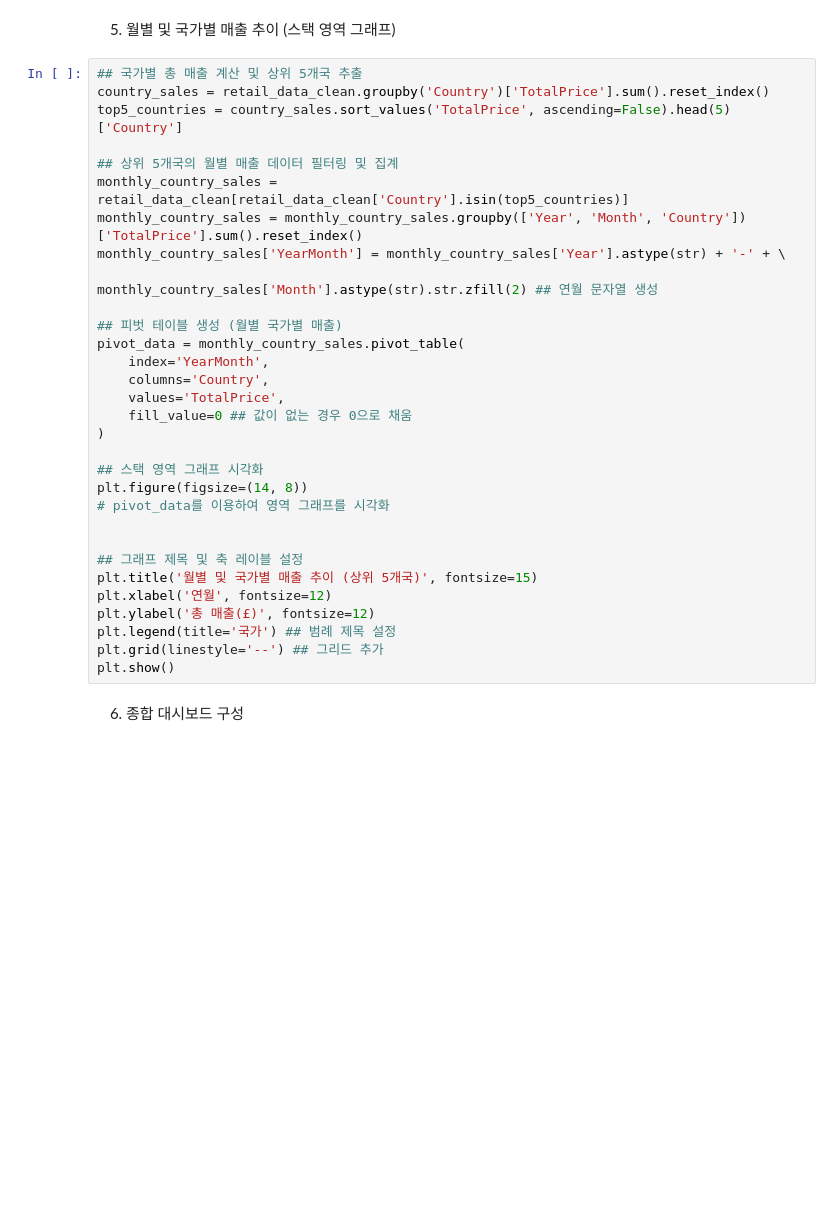
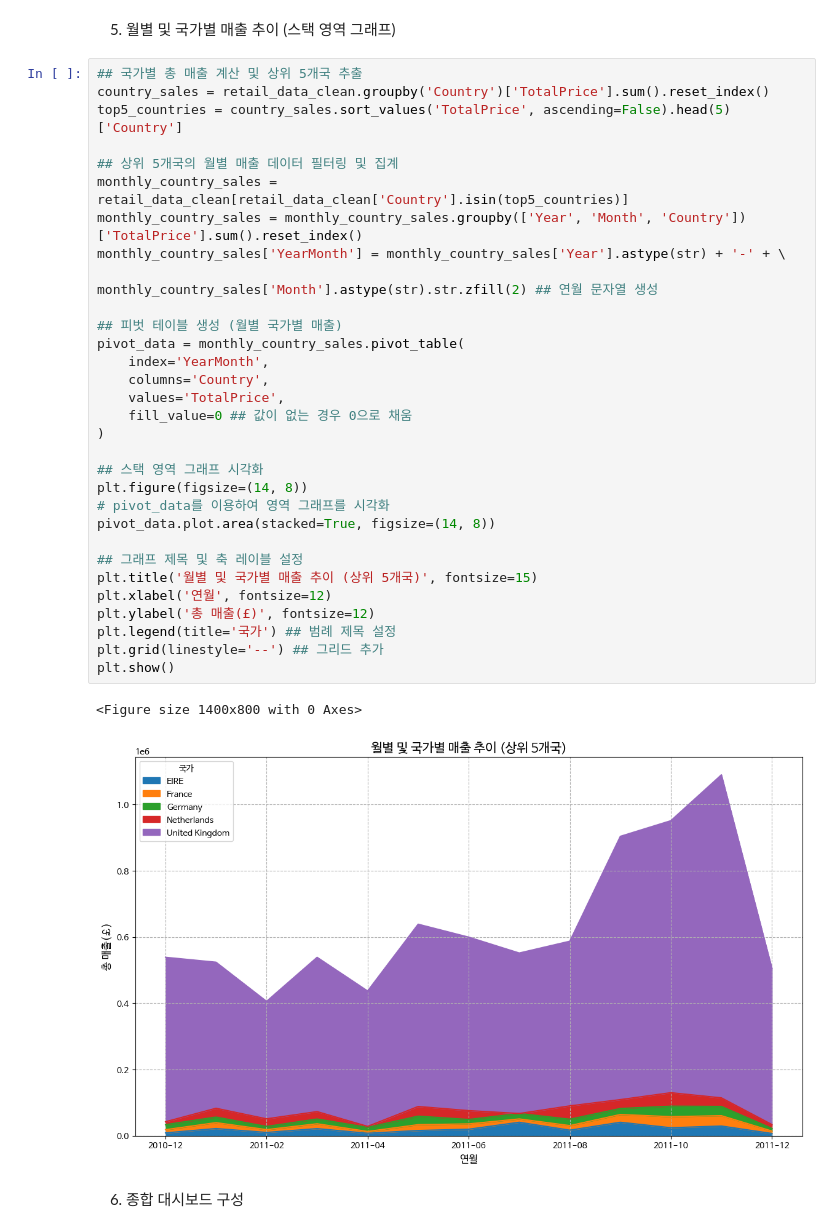
Before and after one commit to minklee26/Data-Analysis-with-Open-Source, a Jupyter notebook: 오픈소스_데이터_분석_11강_수정.ipynb, the cells around one changed output. Cells and saved outputs as stored; diff of their text form; blank space fills up the shorter version.

```diff
--- a/오픈소스_데이터_분석_11강_수정.ipynb
+++ b/오픈소스_데이터_분석_11강_수정.ipynb
@@ -555,34 +555,37 @@ plt.show()
 # %%
 ## 국가별 총 매출 계산 및 상위 5개국 추출
 country_sales = retail_data_clean.groupby('Country')['TotalPrice'].sum().reset_index()
 top5_countries = country_sales.sort_values('TotalPrice', ascending=False).head(5)['Country']
 
 ## 상위 5개국의 월별 매출 데이터 필터링 및 집계
 monthly_country_sales = retail_data_clean[retail_data_clean['Country'].isin(top5_countries)]
 monthly_country_sales = monthly_country_sales.groupby(['Year', 'Month', 'Country'])['TotalPrice'].sum().reset_index()
 monthly_country_sales['YearMonth'] = monthly_country_sales['Year'].astype(str) + '-' + \
                                       monthly_country_sales['Month'].astype(str).str.zfill(2) ## 연월 문자열 생성
 
 ## 피벗 테이블 생성 (월별 국가별 매출)
 pivot_data = monthly_country_sales.pivot_table(
     index='YearMonth',
     columns='Country',
     values='TotalPrice',
     fill_value=0 ## 값이 없는 경우 0으로 채움
 )
 
 ## 스택 영역 그래프 시각화
 plt.figure(figsize=(14, 8))
 # pivot_data를 이용하여 영역 그래프를 시각화
-
+pivot_data.plot.area(stacked=True, figsize=(14, 8))
 
 ## 그래프 제목 및 축 레이블 설정
 plt.title('월별 및 국가별 매출 추이 (상위 5개국)', fontsize=15)
 plt.xlabel('연월', fontsize=12)
 plt.ylabel('총 매출(£)', fontsize=12)
 plt.legend(title='국가') ## 범례 제목 설정
 plt.grid(linestyle='--') ## 그리드 추가
 plt.show()
+# %% [output]
+<Figure size 1400x800 with 0 Axes>
+[figure, added]
 # %% [markdown]
 6. 종합 대시보드 구성
 # %%
```
